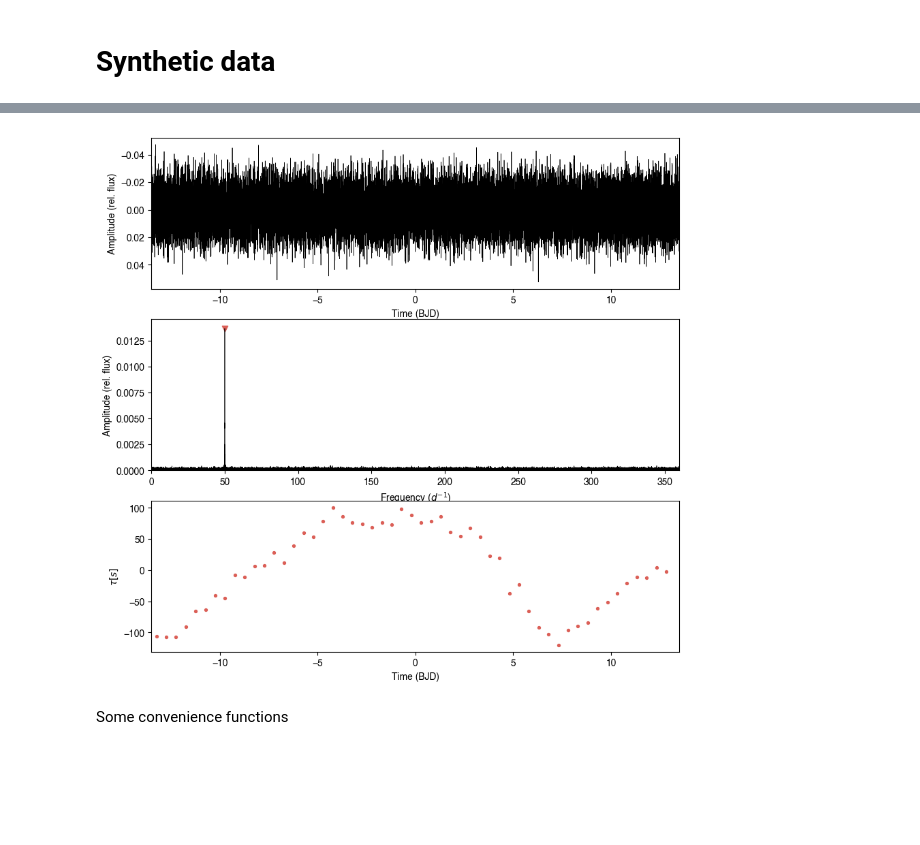
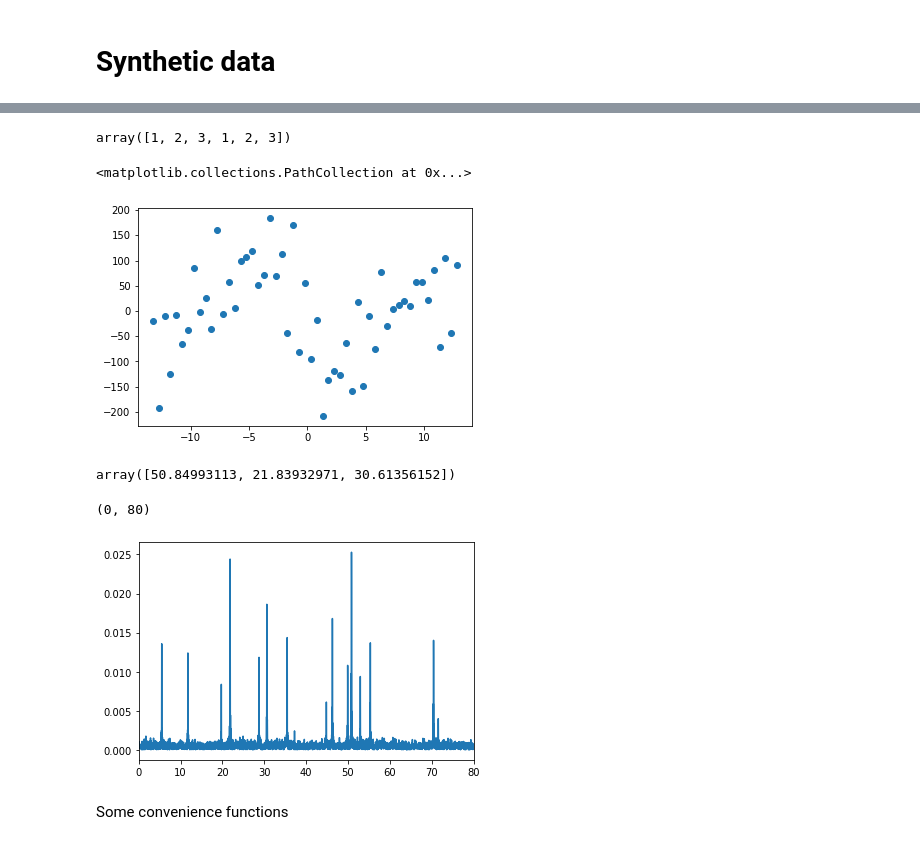
Before and after one commit to danhey/maelstrom, a Jupyter notebook: docs/notebooks/synthetictd.ipynb, the cells around one changed output, grey strips where cells are left out. Drawn from its saved outputs; the diff is of its cells as text; code cells hidden in the pictures; blank space fills up the shorter version.

```diff
--- a/docs/notebooks/synthetictd.ipynb
+++ b/docs/notebooks/synthetictd.ipynb
@@ -43,7 +43,8 @@ class SyntheticBinary(object):
         self.flux_true = np.zeros(len(self.time))
 
         with pm.Model() as model:
-            M = tt.zeros_like(tt.constant(self.time)) + 2.0 * np.pi * (tt.constant(self.time)) / self.period
+            #M = tt.zeros_like(tt.constant(self.time) - self.tref) + 2.0 * np.pi * (tt.constant(self.time)) / self.period
+            M = 2.0 * np.pi * (tt.constant(self.time) - self.tref) / self.period
             f = get_true_anomaly(M, self.eccen + tt.zeros_like(M))
             tau_tens = (- (1 - tt.square(self.eccen)) * tt.sin(f+self.varpi) / (1 + self.eccen*tt.cos(f))) * (self.asini / 86400.)
             self.tau = eval_in_model(tau_tens)
@@ -54,6 +55,7 @@ class SyntheticBinary(object):
 
     def add_noise(self, noise=0.05):
         # Add noise
+        np.random.seed(42)
         self.flux_err = noise * np.std(self.flux_true)
         self.flux = self.flux_true + self.flux_err * np.random.randn(len(self.flux_true))
 
@@ -64,28 +66,50 @@ class SyntheticBinary(object):
         """
         if star == 'dsct':
             pass
+# %%
+a = np.array([1,2,3])
+np.append(a,a)
+# %% [output]
+array([1, 2, 3, 1, 2, 3])
 # %%
 # Check time delay signal is injected properly
-period = 20.
+period = 15.
 eccen = 0.5
 asini = 100
 varpi = 1.
 tref = 0.
 
-freqs = [50]
-amps = [0.01]
+n_freq = 22
+np.random.seed(42)
+freqs = np.random.normal(40, 20, size=n_freq)
+
+np.random.seed(23)
+amps = np.random.normal(0.001, 0.01, size=n_freq)
 
 # TESS 2 min cadence for 1 sector
 time = np.arange(0, 27, 1.0 / (24 * 30))
 
 lc = SyntheticBinary(time, freqs, amps,
                      period, eccen, asini, varpi, tref)
 lc.add_noise(noise=1.)
 
-ms = Maelstrom(lc.time, lc.flux, freq=np.array(freqs))
-ms.first_look(segment_size=0.5)
+ms = Maelstrom(lc.time, lc.flux, max_peaks=3)
+td_time, td_td = ms.get_time_delay(segment_size=0.5)
+plt.scatter(td_time, td_td[0])
 # %% [output]
+<matplotlib.collections.PathCollection at 0x...>
-[figure, old version]
+[figure, new version]
+# %%
+ms.freq
+# %% [output]
+array([50.84993113, 21.83932971, 30.61356152])
+# %%
+#plt.plot(lc.time, lc.flux)
+plt.plot(*amp_spectrum(lc.time, lc.flux))
+plt.xlim(0,80)
+# %% [output]
+(0, 80)
+[figure, added]
 # %% [markdown]
 Some convenience functions
 # %%
```
Also changed, not shown: parts of 65 cells of this notebook, 57 other files.
